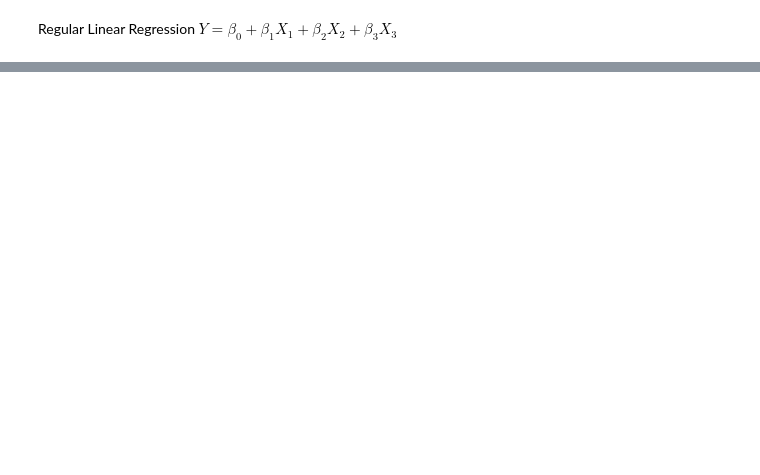
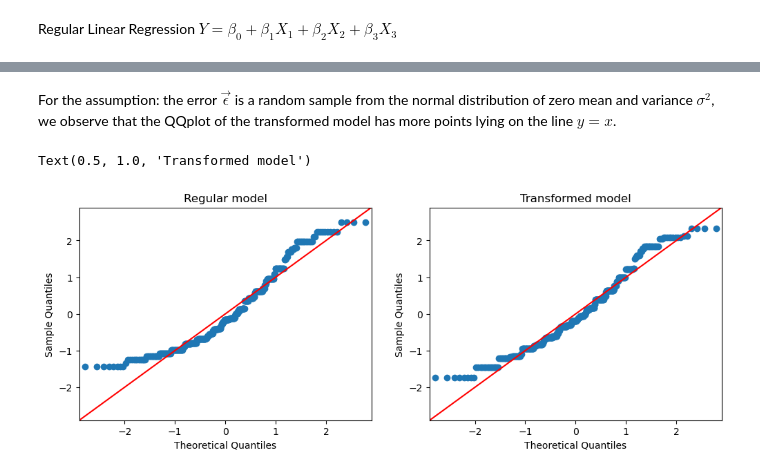
Before and after one commit to lding219/math-360-modelling-assignment-3, a Jupyter notebook: doris/report_file.ipynb, the cells around one changed output, grey strips where cells are left out. Saved outputs shown, nothing was run; the diff lists cells and outputs as text; code cells hidden in the pictures; blank space fills up the shorter version.

```diff
--- a/doris/report_file.ipynb
+++ b/doris/report_file.ipynb
@@ -438,0 +189,12 @@ sm.qqplot(residuals, fit=True, line="45")
+# %% [markdown]
+For the assumption: the error $\vec{\epsilon}$ is a random sample from the normal distribution of zero mean and variance $\sigma^2$, we observe that the QQplot of the transformed model has more points lying on the line $y = x$.
+# %%
+fig, axes = plt.subplots(1, 2, figsize=(12, 4))
+sm.qqplot(residuals, fit=True, line="45", ax=axes[0])
+axes[0].set_title('Regular model')
+
+sm.qqplot(residuals_log, fit=True, line="45", ax=axes[1])
+axes[1].set_title('Transformed model')
+# %% [output]
+Text(0.5, 1.0, 'Transformed model')
+[figure, added]
```
Also changed, not shown: parts of 49 cells of this notebook.
